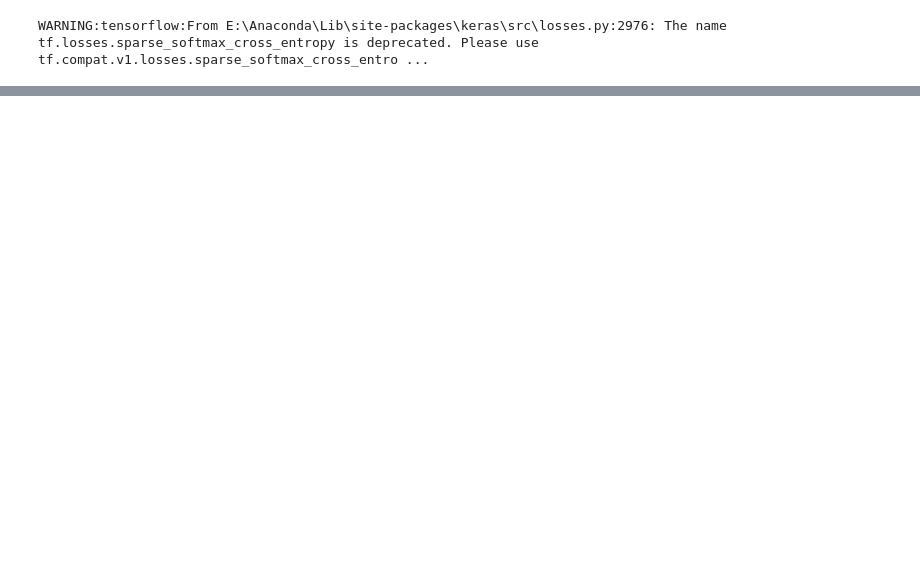
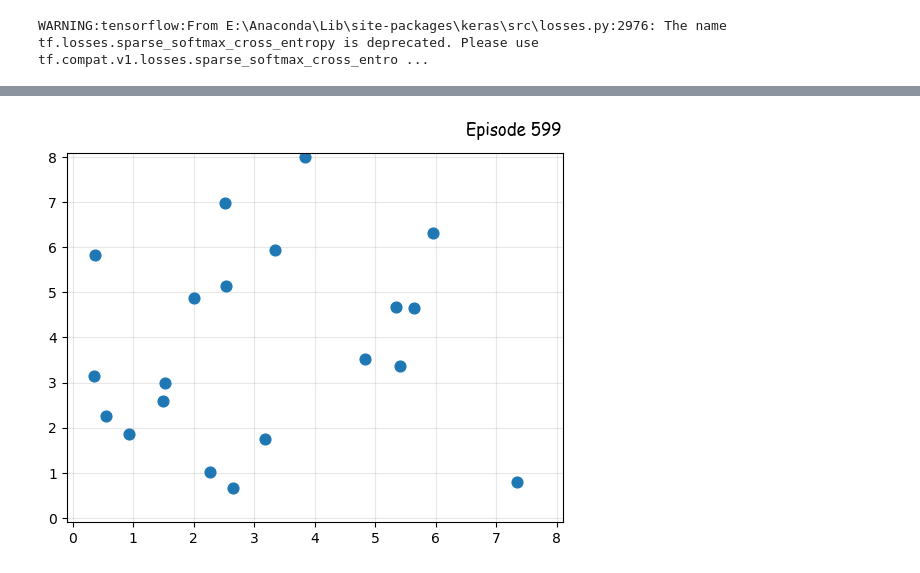
Before and after one commit to mehdibp/distributed_connected, a Jupyter notebook: Smart Destributed System.ipynb, the cells around one changed output, grey strips where cells are left out. Saved outputs shown, nothing was run; the diff lists cells and outputs as text; code cells hidden in the pictures; blank space fills up the shorter version.

```diff
--- a/Smart Destributed System.ipynb
+++ b/Smart Destributed System.ipynb
@@ -138,8 +140,8 @@ def play_one_step(env, i, state, epsilon=0):
 # %%
 batch_size = 32
 discount_rate = 0.95
-optimizer = keras.optimizers.legacy.SGD(learning_rate=0.1)
-loss_fn = keras.losses.mean_squared_error
+optimizer = keras.optimizers.legacy.Adam(learning_rate=1e-2)
+loss_fn   = keras.losses.mean_squared_error
 
 def training_step(i, batch_size):
     indices = np.random.randint(len(replay_memory[i]), size=batch_size)   # 32ta random number between[0 - len(replay)]
@@ -150,13 +152,27 @@ def training_step(i, batch_size):
         for field_index in range(4)]
 
 
-    next_Q_values   = model[i].predict(next_states, verbose=0)            # 32 predict of 2 actions
-    target_Q_values = (rewards + discount_rate*next_Q_values)             # Equation 18-5. Q-Learning algorithm
+    next_Q_values   = model[i].predict(next_states, verbose=0)*L          # 32 predict of 2 actions
+#     print(f"\n  Next Q {i}: {next_Q_values[1]} \t ")
+    next_Q_values   = np.squeeze(next_Q_values)                           # reshape to (32,) beacuse of rewards.shape
+    target_Q_values = -rewards + discount_rate*next_Q_values               # Equation 18-5. Q-Learning algorithm
+#     print(f"  Reward {i}: {rewards[1]} \n  Target Q {i}: {target_Q_values[1]} \t ")
+    target_Q_values = target_Q_values.reshape(-1, 1)                      # reshape to (32,1) beacuse of Q_values.shape
+
+#     if i==1:
+#         print(f"\n  Next Q Values {i}: \n{next_Q_values.max()}")
+#         print(f"\n  Rewards {i}: \n{rewards}")
+#         print(f"\n  Target Q Values {i}: \n{target_Q_values}")
+#         print(f"\n  Trainable Variables {i}: \n{model[1].trainable_variables}")
+
+
 
     with tf.GradientTape() as tape:
-        Q_values = model[i](states)
-#         Q_values = tf.reduce_sum(all_Q_values*mask, axis=1, keepdims=True)
+        Q_values = model[i](states)*L
+#         print(f"  Q values {i}: {Q_values[1]} \t ")
         loss = tf.reduce_mean(loss_fn(target_Q_values, Q_values))
+#         if i==1:
+#         print(f"  LOOS {i}: {loss}")
     grads = tape.gradient(loss, model[i].trainable_variables)
     optimizer.apply_gradients(zip(grads, model[i].trainable_variables))
 # %%
@@ -211,0 +273,19 @@ Episode: 500, Radius[1]: nan, eps: 0.01075, eps: 0.06642
+# %%
+%matplotlib inline
+
+options = { 'node_size': 60, 'width': 0.3 }
+
+G = nx.from_numpy_array(env.A)
+for i in range(N):
+    G.add_node(i, pos=(env.x[i], env.y[i]))
+pos = nx.get_node_attributes(G,'pos')
+
+nx.draw_networkx(G, pos, with_labels=False, **options)
+
+plt.text(L-1.5, L+0.5, f'Episode {episode}', fontname='Comic Sans MS', fontsize=12)        ###
+plt.tick_params(left=True, bottom=True, labelleft=True, labelbottom=True)
+plt.xlim(-0.1, L+0.1); plt.ylim(-0.1, L+0.1);
+plt.grid(alpha = 0.3);
+plt.show()
+# %% [output]
+[figure, added]
```
Also changed, not shown: parts of 7 cells of this notebook, 1 other file.
